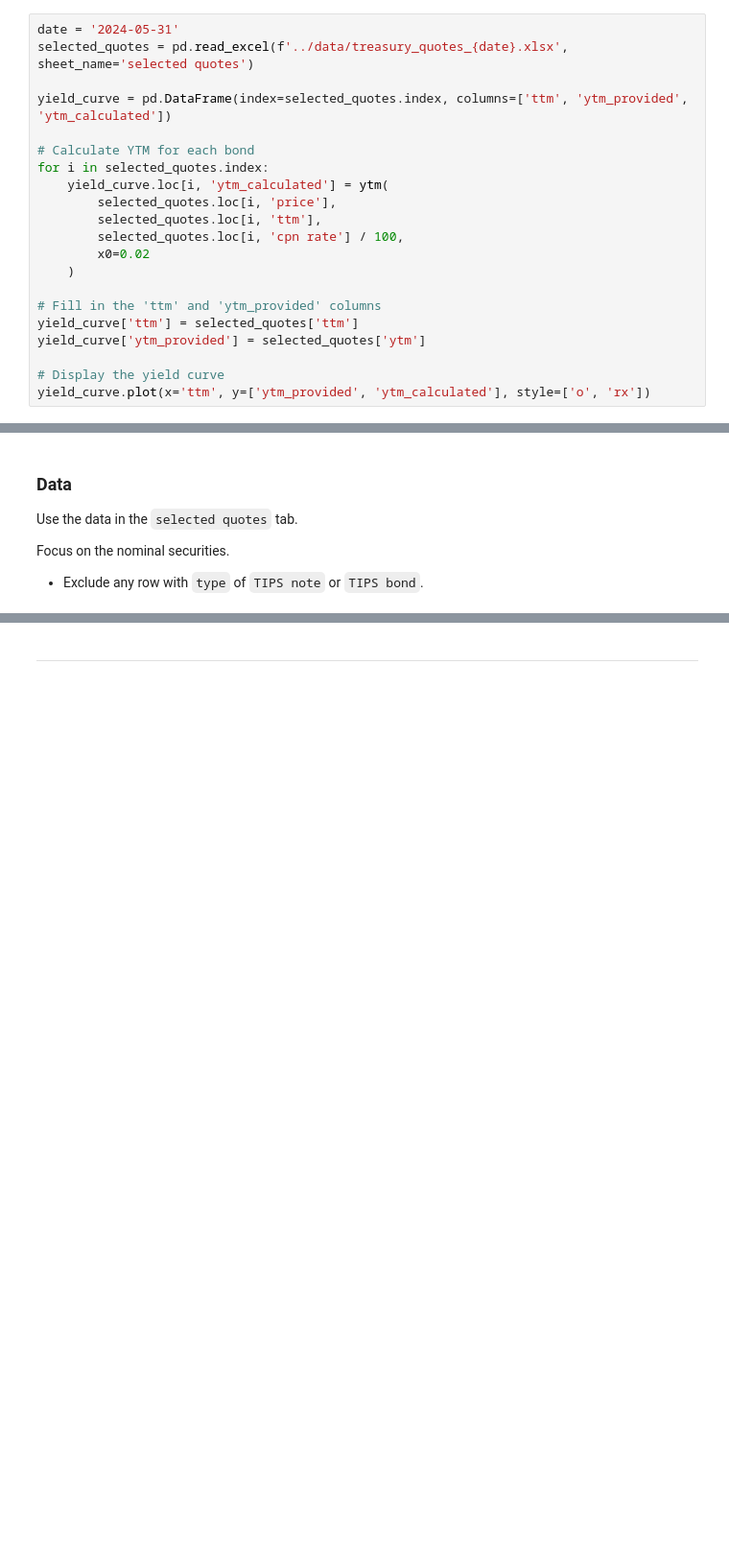
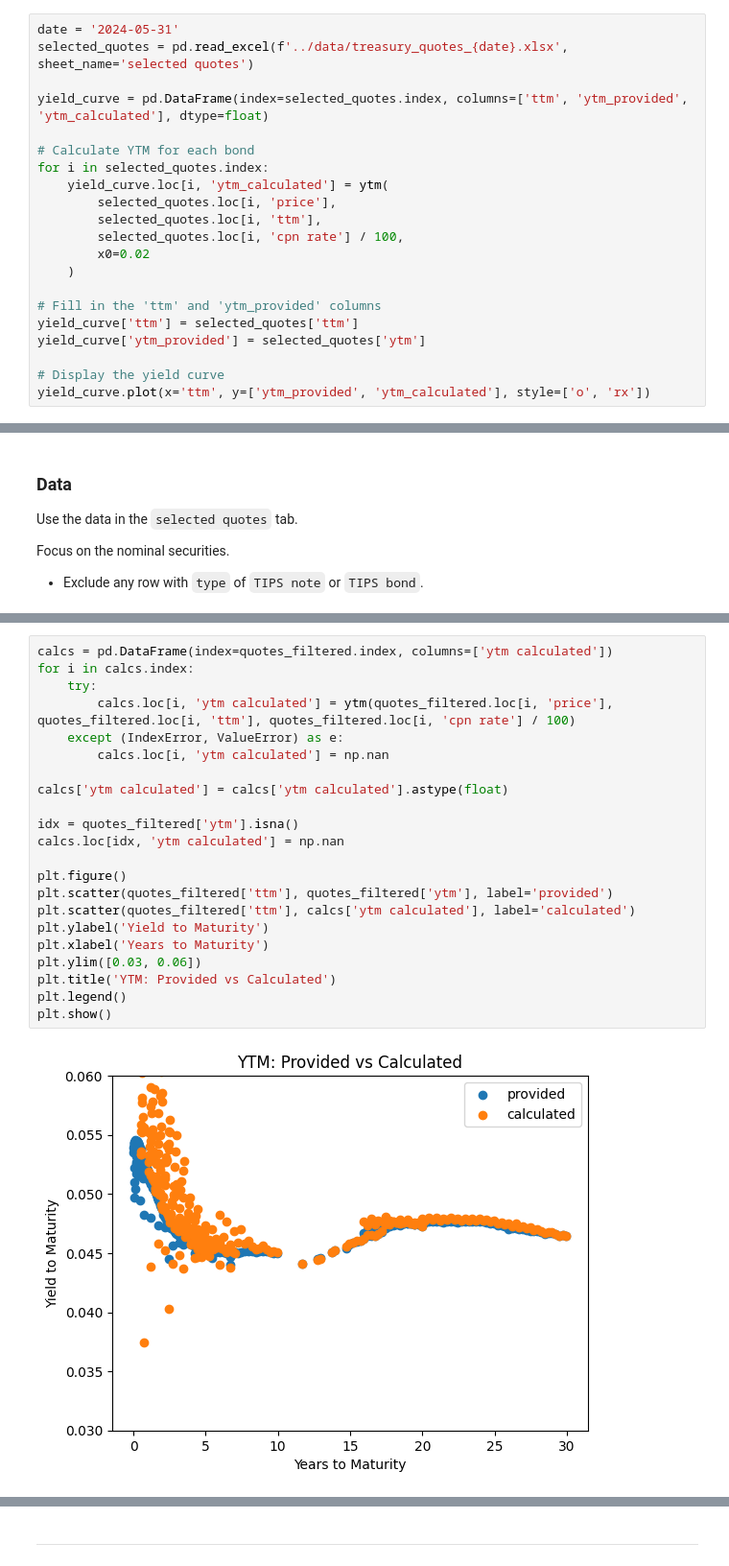
Before and after one commit to ArturoCharleston/finm-markets-2024, a Jupyter notebook: homework/Homework 2_solved.ipynb, the cells around one changed output, grey strips where cells are left out. Shown at 96% size. Cells and saved outputs as stored; diff of their text form; blank space fills up the shorter version.

```diff
--- a/homework/Homework 2_solved.ipynb
+++ b/homework/Homework 2_solved.ipynb
@@ -216,7 +216,7 @@ def ytm(price, ttm, coupon_rate, face_value=100, x0=0.02, freq=2):
 date = '2024-05-31'
 selected_quotes = pd.read_excel(f'../data/treasury_quotes_{date}.xlsx', sheet_name='selected quotes')
 
-yield_curve = pd.DataFrame(index=selected_quotes.index, columns=['ttm', 'ytm_provided', 'ytm_calculated'])
+yield_curve = pd.DataFrame(index=selected_quotes.index, columns=['ttm', 'ytm_provided', 'ytm_calculated'], dtype=float)
 
 # Calculate YTM for each bond
 for i in selected_quotes.index:
@@ -266,0 +270,24 @@ Identify the T-bills using `type`=`bill` or looking for `cpnrate` of 0.
+# %%
+calcs = pd.DataFrame(index=quotes_filtered.index, columns=['ytm calculated'])
+for i in calcs.index:
+    try:
+        calcs.loc[i, 'ytm calculated'] = ytm(quotes_filtered.loc[i, 'price'], quotes_filtered.loc[i, 'ttm'], quotes_filtered.loc[i, 'cpn rate'] / 100)
+    except (IndexError, ValueError) as e:
+        calcs.loc[i, 'ytm calculated'] = np.nan
+
+calcs['ytm calculated'] = calcs['ytm calculated'].astype(float)
+
+idx = quotes_filtered['ytm'].isna()
+calcs.loc[idx, 'ytm calculated'] = np.nan
+
+plt.figure()
+plt.scatter(quotes_filtered['ttm'], quotes_filtered['ytm'], label='provided')
+plt.scatter(quotes_filtered['ttm'], calcs['ytm calculated'], label='calculated')
+plt.ylabel('Yield to Maturity')
+plt.xlabel('Years to Maturity')
+plt.ylim([0.03, 0.06])
+plt.title('YTM: Provided vs Calculated')
+plt.legend()
+plt.show()
+# %% [output]
+[figure, added]
```
Also changed, not shown: parts of 8 cells of this notebook.
